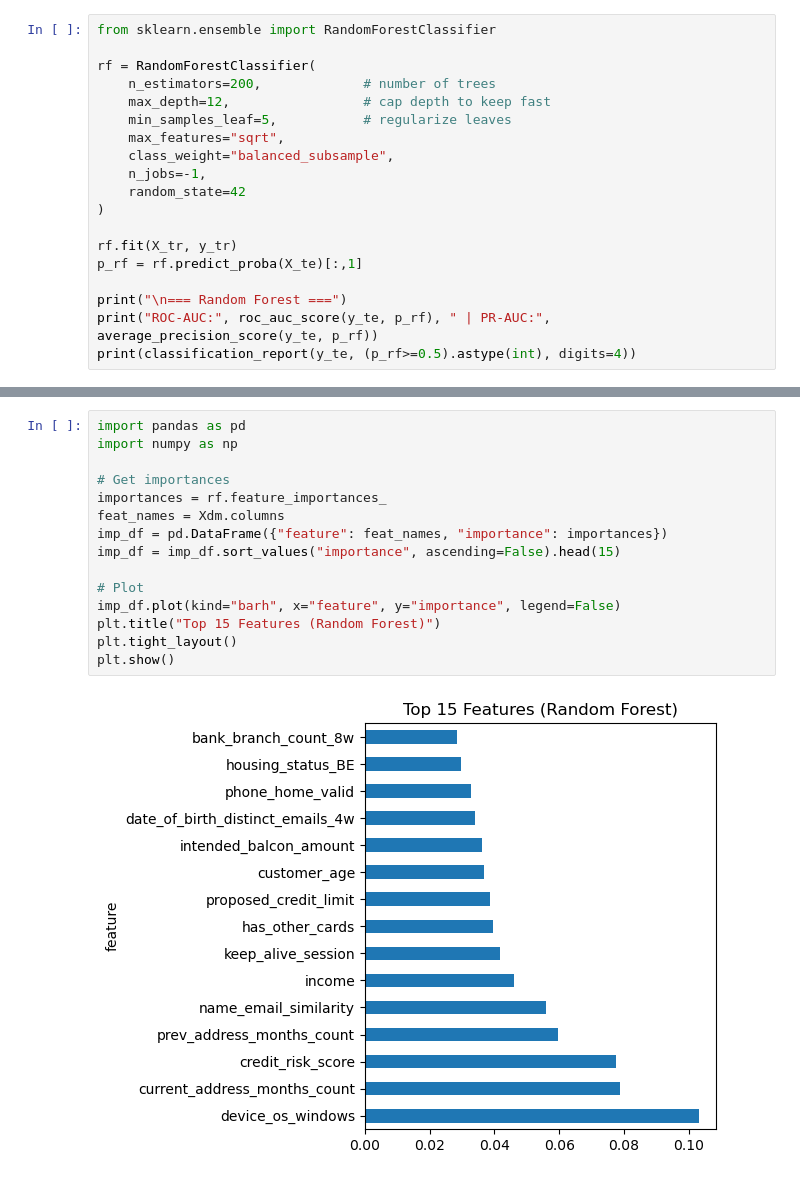
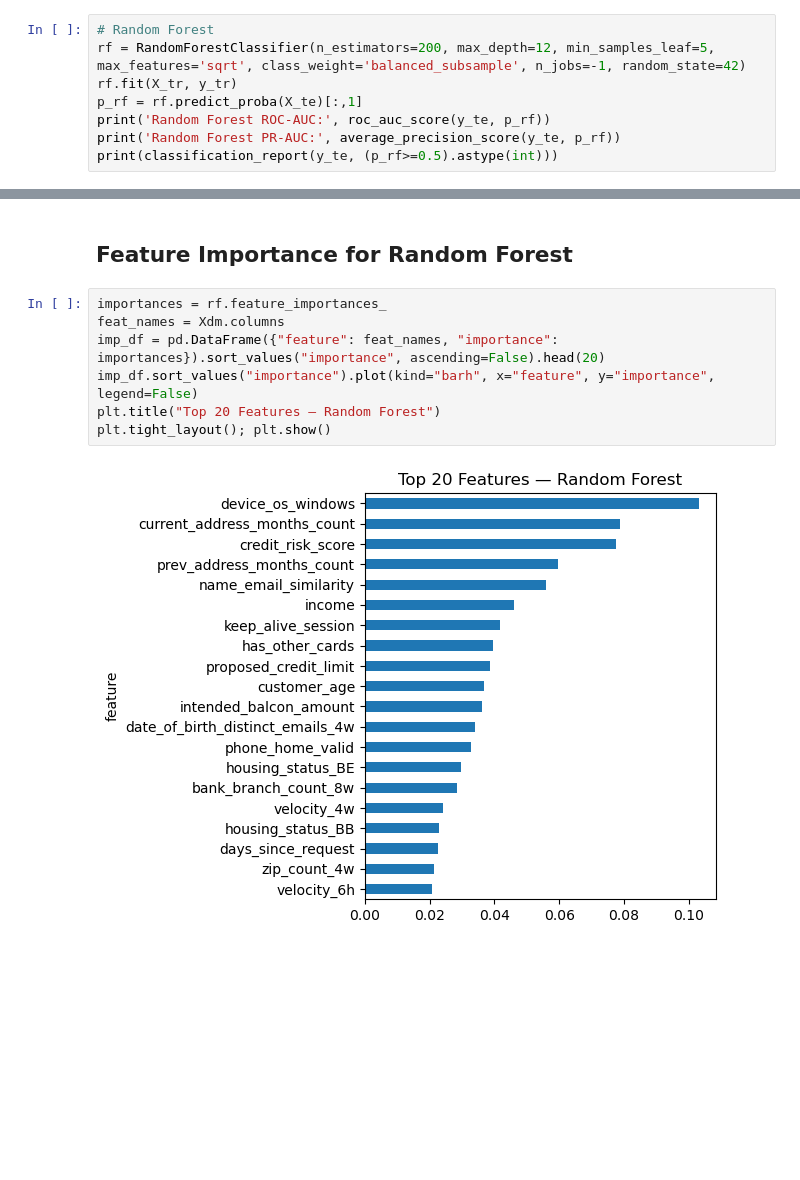
Before and after one commit to Calvinzheng123/Calvinzheng123.github.io, a Jupyter notebook: notebooks/Fraud.ipynb, the cells around one changed output, grey strips where cells are left out. Cells and saved outputs as stored; diff of their text form; blank space fills up the shorter version.

Commit message:
added images

```diff
--- a/notebooks/Fraud.ipynb
+++ b/notebooks/Fraud.ipynb
@@ -64,20 +45,9 @@ Story: It’s finding frauds, but at the cost of spamming tons of false positive
 # %%
-from sklearn.ensemble import RandomForestClassifier
-
-rf = RandomForestClassifier(
-    n_estimators=200,             # number of trees
-    max_depth=12,                 # cap depth to keep fast
-    min_samples_leaf=5,           # regularize leaves
-    max_features="sqrt",
-    class_weight="balanced_subsample",
-    n_jobs=-1,
-    random_state=42
-)
-
+# Random Forest
+rf = RandomForestClassifier(n_estimators=200, max_depth=12, min_samples_leaf=5, max_features='sqrt', class_weight='balanced_subsample', n_jobs=-1, random_state=42)
 rf.fit(X_tr, y_tr)
 p_rf = rf.predict_proba(X_te)[:,1]
-
-print("\n=== Random Forest ===")
-print("ROC-AUC:", roc_auc_score(y_te, p_rf), " | PR-AUC:", average_precision_score(y_te, p_rf))
-print(classification_report(y_te, (p_rf>=0.5).astype(int), digits=4))
+print('Random Forest ROC-AUC:', roc_auc_score(y_te, p_rf))
+print('Random Forest PR-AUC:', average_precision_score(y_te, p_rf))
+print(classification_report(y_te, (p_rf>=0.5).astype(int)))
 # %% [output]
@@ -104,17 +142,11 @@ Story: Clearly outperforms logistic regression. Better balance of recall and pre
+# %% [markdown]
+## Feature Importance for Random Forest
 # %%
-import pandas as pd
-import numpy as np
-
-# Get importances
 importances = rf.feature_importances_
 feat_names = Xdm.columns
-imp_df = pd.DataFrame({"feature": feat_names, "importance": importances})
-imp_df = imp_df.sort_values("importance", ascending=False).head(15)
-
-# Plot
-imp_df.plot(kind="barh", x="feature", y="importance", legend=False)
-plt.title("Top 15 Features (Random Forest)")
-plt.tight_layout()
-plt.show()
+imp_df = pd.DataFrame({"feature": feat_names, "importance": importances}).sort_values("importance", ascending=False).head(20)
+imp_df.sort_values("importance").plot(kind="barh", x="feature", y="importance", legend=False)
+plt.title("Top 20 Features — Random Forest")
+plt.tight_layout(); plt.show()
 # %% [output]
-[figure, old version]
+[figure, new version]
```
Also changed, not shown: parts of 20 cells of this notebook, 6 other files.
